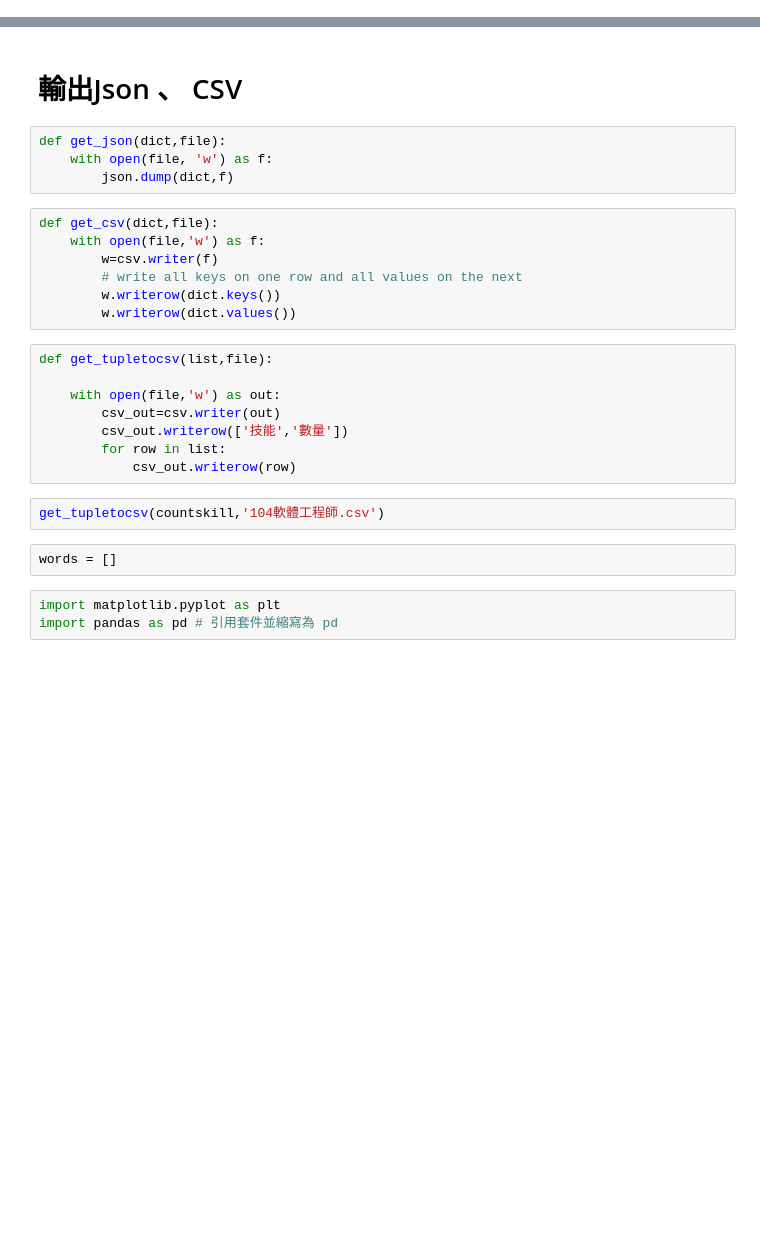
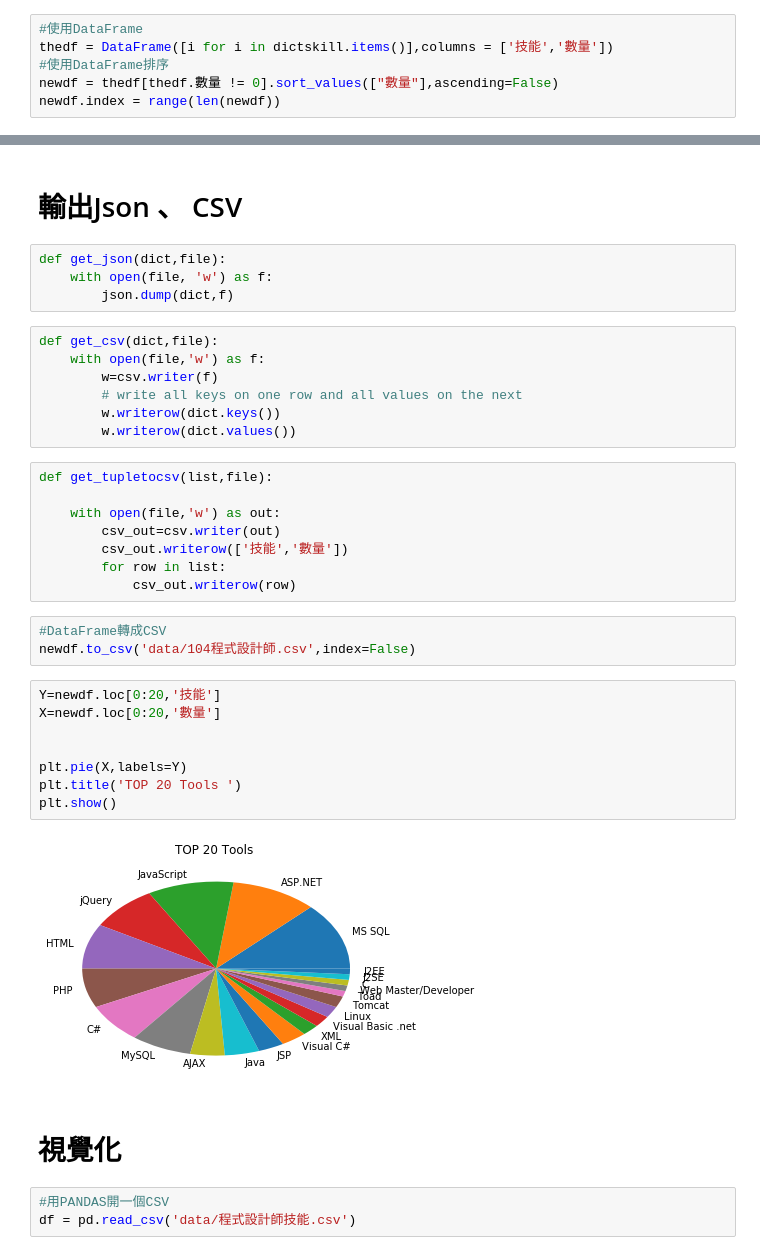
Before and after one commit to karevin07/ETL_hw, a Jupyter notebook: ETL_104.ipynb, the cells around one changed output, grey strips where cells are left out. Saved outputs shown, nothing was run; the diff lists cells and outputs as text; blank space fills up the shorter version.

```diff
--- a/ETL_104.ipynb
+++ b/ETL_104.ipynb
@@ -160 +157,7 @@ dictskill = get_skill(words)
 countskill = sorted(dictskill.items(),key = lambda item:item[1],reverse=True)
+# %%
+#使用DataFrame
+thedf = DataFrame([i for i in dictskill.items()],columns = ['技能','數量'])
+#使用DataFrame排序
+newdf = thedf[thedf.數量 != 0].sort_values(["數量"],ascending=False)
+newdf.index = range(len(newdf))
@@ -179,10 +202,21 @@ def get_tupletocsv(list,file):
         csv_out.writerow(['技能','數量'])
         for row in list:
             csv_out.writerow(row)
-# %%
-get_tupletocsv(countskill,'104軟體工程師.csv')
-# %%
-words = []
-# %%
-import matplotlib.pyplot as plt
-import pandas as pd # 引用套件並縮寫為 pd
+# %%
+#DataFrame轉成CSV
+newdf.to_csv('data/104程式設計師.csv',index=False)
+# %%
+Y=newdf.loc[0:20,'技能']
+X=newdf.loc[0:20,'數量']
+
+
+plt.pie(X,labels=Y)
+plt.title('TOP 20 Tools ')
+plt.show()
+# %% [output]
+[figure, added]
+# %% [markdown]
+# 視覺化
+# %%
+#用PANDAS開一個CSV
+df = pd.read_csv('data/程式設計師技能.csv')
```
Also changed, not shown: parts of 9 cells of this notebook, 10 other files.
